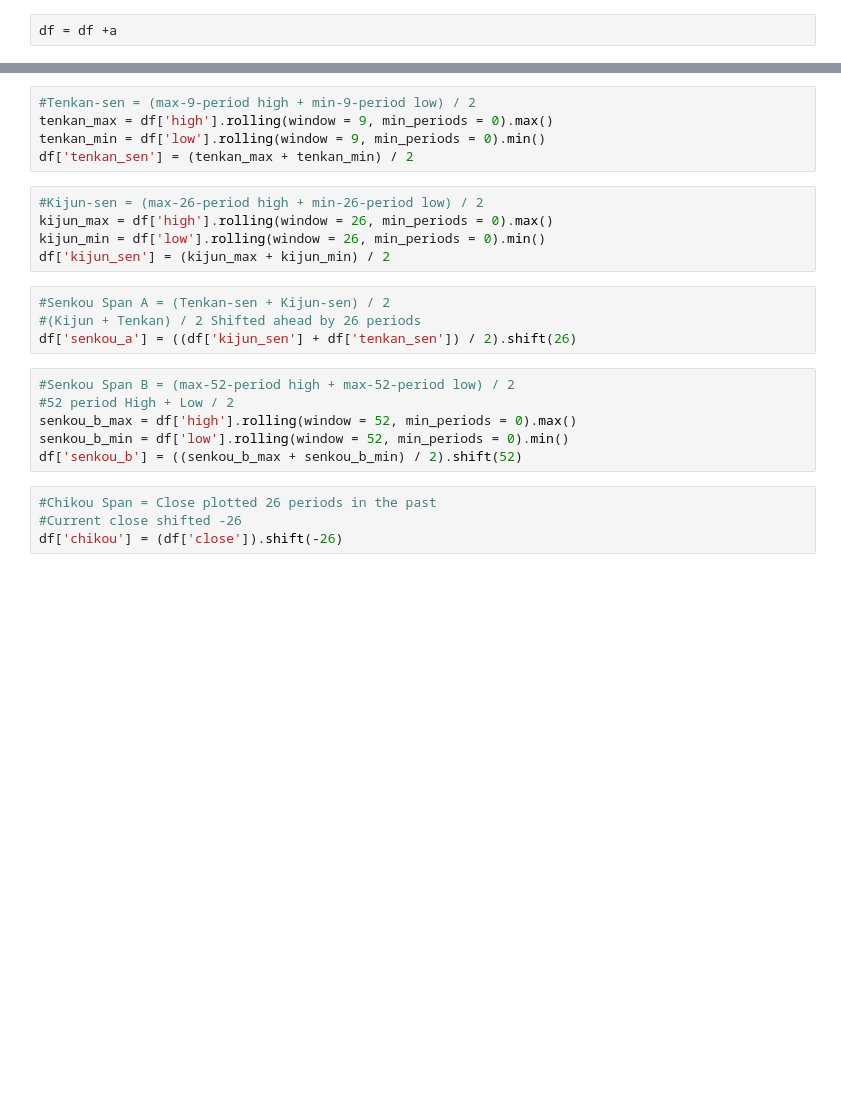
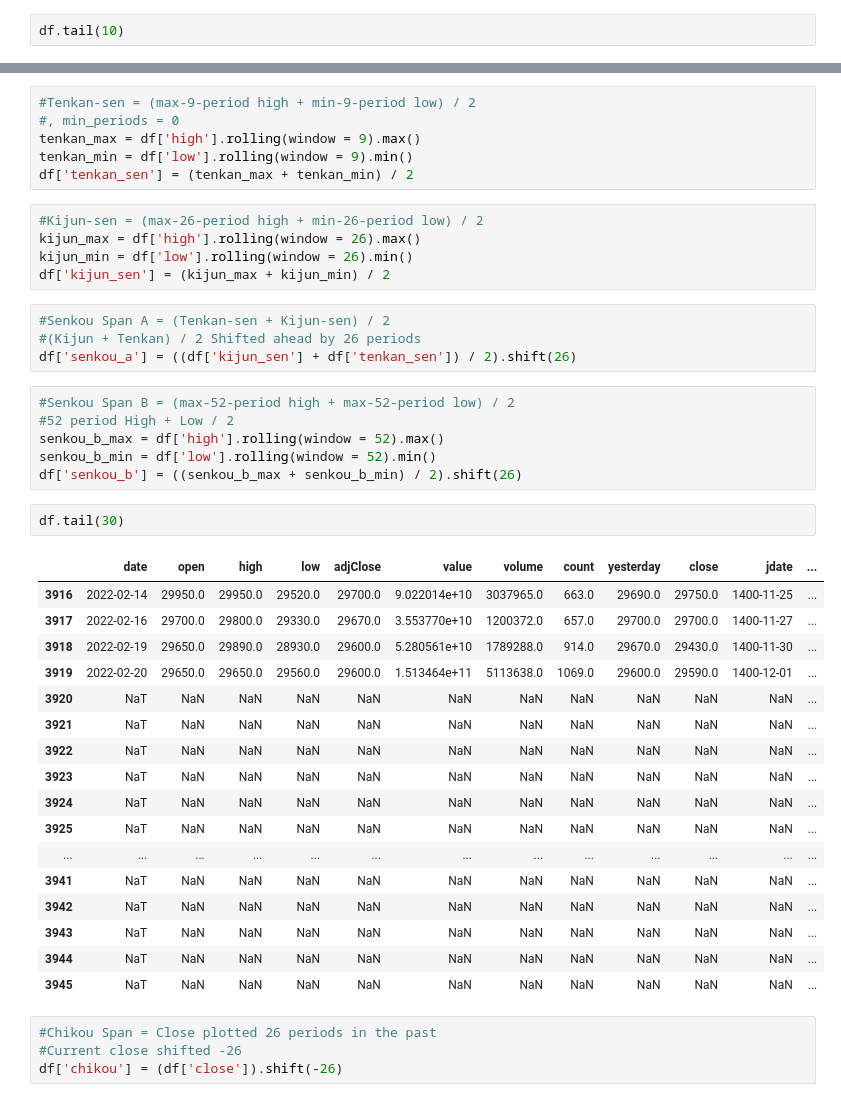
Before and after one commit to heidaralavi/Stock-Pred, a Jupyter notebook: Ichimoku plot by python.ipynb, the cells around one changed output, grey strips where cells are left out. Cells and saved outputs as stored; diff of their text form; blank space fills up the shorter version.

```diff
--- a/Ichimoku plot by python.ipynb
+++ b/Ichimoku plot by python.ipynb
@@ -15,3 +17,3 @@ a= np.empty(([df.shape[0],1]),dty)
 # %%
-df = df +a
+df.tail(10)
 # %% [output]
@@ -39,12 +47,13 @@ df.describe()
 # %%
 #Tenkan-sen = (max-9-period high + min-9-period low) / 2
-tenkan_max = df['high'].rolling(window = 9, min_periods = 0).max()
-tenkan_min = df['low'].rolling(window = 9, min_periods = 0).min()
+#, min_periods = 0
+tenkan_max = df['high'].rolling(window = 9).max()
+tenkan_min = df['low'].rolling(window = 9).min()
 df['tenkan_sen'] = (tenkan_max + tenkan_min) / 2
 # %%
 #Kijun-sen = (max-26-period high + min-26-period low) / 2
-kijun_max = df['high'].rolling(window = 26, min_periods = 0).max()
-kijun_min = df['low'].rolling(window = 26, min_periods = 0).min()
+kijun_max = df['high'].rolling(window = 26).max()
+kijun_min = df['low'].rolling(window = 26).min()
 df['kijun_sen'] = (kijun_max + kijun_min) / 2
 # %%
 #Senkou Span A = (Tenkan-sen + Kijun-sen) / 2
@@ -53,9 +62,29 @@ df['senkou_a'] = ((df['kijun_sen'] + df['tenkan_sen']) / 2).shift(26)
 # %%
 #Senkou Span B = (max-52-period high + max-52-period low) / 2
 #52 period High + Low / 2
-senkou_b_max = df['high'].rolling(window = 52, min_periods = 0).max()
-senkou_b_min = df['low'].rolling(window = 52, min_periods = 0).min()
-df['senkou_b'] = ((senkou_b_max + senkou_b_min) / 2).shift(52)
+senkou_b_max = df['high'].rolling(window = 52).max()
+senkou_b_min = df['low'].rolling(window = 52).min()
+df['senkou_b'] = ((senkou_b_max + senkou_b_min) / 2).shift(26)
+# %%
+df.tail(30)
+# %% [output]
+|  | date | open | high | low | adjClose | value | volume | count | yesterday | close | jdate | ... |
+| 3916 | 2022-02-14 | 29950.0 | 29950.0 | 29520.0 | 29700.0 | 9.022014e+10 | 3037965.0 | 663.0 | 29690.0 | 29750.0 | 1400-11-25 | ... |
+| 3917 | 2022-02-16 | 29700.0 | 29800.0 | 29330.0 | 29670.0 | 3.553770e+10 | 1200372.0 | 657.0 | 29700.0 | 29700.0 | 1400-11-27 | ... |
+| 3918 | 2022-02-19 | 29650.0 | 29890.0 | 28930.0 | 29600.0 | 5.280561e+10 | 1789288.0 | 914.0 | 29670.0 | 29430.0 | 1400-11-30 | ... |
+| 3919 | 2022-02-20 | 29650.0 | 29650.0 | 29560.0 | 29600.0 | 1.513464e+11 | 5113638.0 | 1069.0 | 29600.0 | 29590.0 | 1400-12-01 | ... |
+| 3920 | NaT | NaN | NaN | NaN | NaN | NaN | NaN | NaN | NaN | NaN | NaN | ... |
+| 3921 | NaT | NaN | NaN | NaN | NaN | NaN | NaN | NaN | NaN | NaN | NaN | ... |
+| 3922 | NaT | NaN | NaN | NaN | NaN | NaN | NaN | NaN | NaN | NaN | NaN | ... |
+| 3923 | NaT | NaN | NaN | NaN | NaN | NaN | NaN | NaN | NaN | NaN | NaN | ... |
+| 3924 | NaT | NaN | NaN | NaN | NaN | NaN | NaN | NaN | NaN | NaN | NaN | ... |
+| 3925 | NaT | NaN | NaN | NaN | NaN | NaN | NaN | NaN | NaN | NaN | NaN | ... |
+| ... | ... | ... | ... | ... | ... | ... | ... | ... | ... | ... | ... | ... |
+| 3941 | NaT | NaN | NaN | NaN | NaN | NaN | NaN | NaN | NaN | NaN | NaN | ... |
+| 3942 | NaT | NaN | NaN | NaN | NaN | NaN | NaN | NaN | NaN | NaN | NaN | ... |
+| 3943 | NaT | NaN | NaN | NaN | NaN | NaN | NaN | NaN | NaN | NaN | NaN | ... |
+| 3944 | NaT | NaN | NaN | NaN | NaN | NaN | NaN | NaN | NaN | NaN | NaN | ... |
+| 3945 | NaT | NaN | NaN | NaN | NaN | NaN | NaN | NaN | NaN | NaN | NaN | ... |
 # %%
 #Chikou Span = Close plotted 26 periods in the past
 #Current close shifted -26
```
Also changed, not shown: parts of 9 cells of this notebook.
